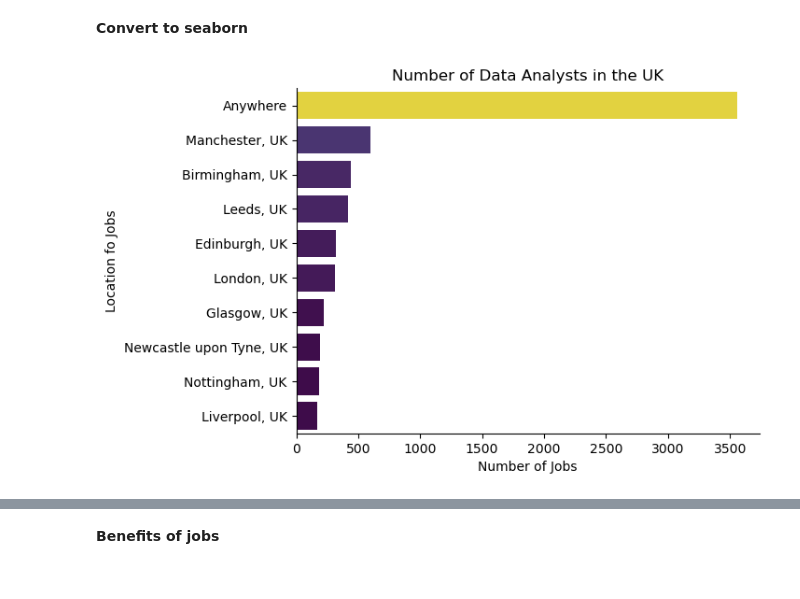
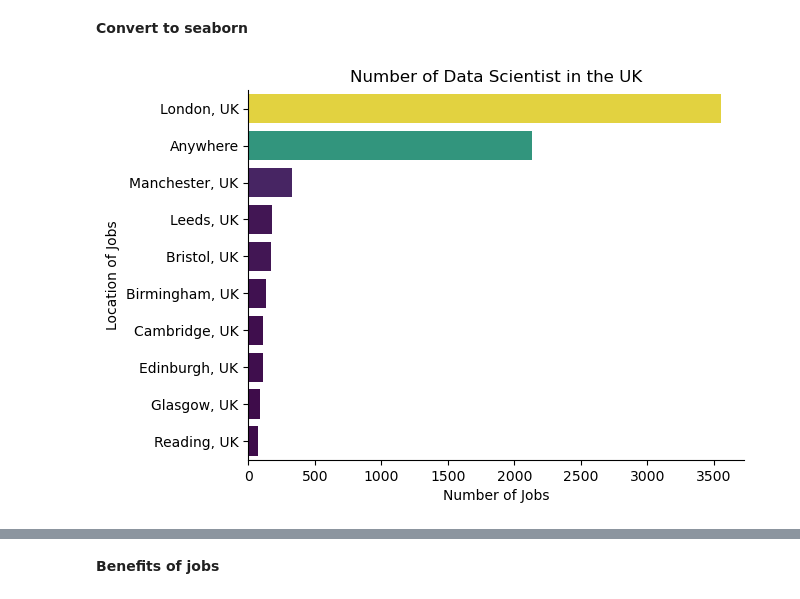
Before and after one commit to dappyewu/py, a Jupyter notebook: Project Work/DataExploration.ipynb, the cells around one changed output, grey strips where cells are left out. Cells and saved outputs as stored; diff of their text form; code cells hidden in the pictures.

```diff
--- a/Project Work/DataExploration.ipynb
+++ b/Project Work/DataExploration.ipynb
@@ -24,5 +24,5 @@ df['job_skills'] = df['job_skills'].apply(lambda x: ast.literal_eval(x) if pd.no
 # %%
-df_uk = df[(df['job_country'] == 'United Kingdom') & (df['job_title_short'] == 'Data Analyst')]
+df_uk = df[(df['job_country'] == 'United Kingdom') & (df['job_title_short'] == 'Data Scientist')]
 # %% [markdown]
 **Replacing locations with United Kingdom or England**
 # %%
@@ -45,3 +45,4 @@ Liverpool, UK               173
 Name: count, dtype: int64
 # %%
-df_plot = df_uk['job_location'].value_counts().head(10).to_frame()
+dfc_plot = df_uk['company_name'].value_counts().head(10).to_frame()
+dfl_plot = df_uk['job_location'].value_counts().head(10).to_frame()
@@ -63,11 +79,11 @@ df_plot
 # %% [markdown]
 **Convert to seaborn**
 # %%
-sns.barplot(data=df_plot, x='count', y='job_location', hue='count', palette='viridis', legend=False)
+sns.barplot(data=dfl_plot, x='count', y='job_location', hue='count', palette='viridis', legend=False)
 sns.despine()
-plt.title('Number of Data Analysts in the UK')
+plt.title('Number of Data Scientist in the UK')
 plt.xlabel('Number of Jobs')
-plt.ylabel('Location fo Jobs')
+plt.ylabel('Location of Jobs')
 plt.show()
 # %% [output]
-[figure, old version]
+[figure, new version]
```
Also changed, not shown: parts of 7 cells of this notebook.
